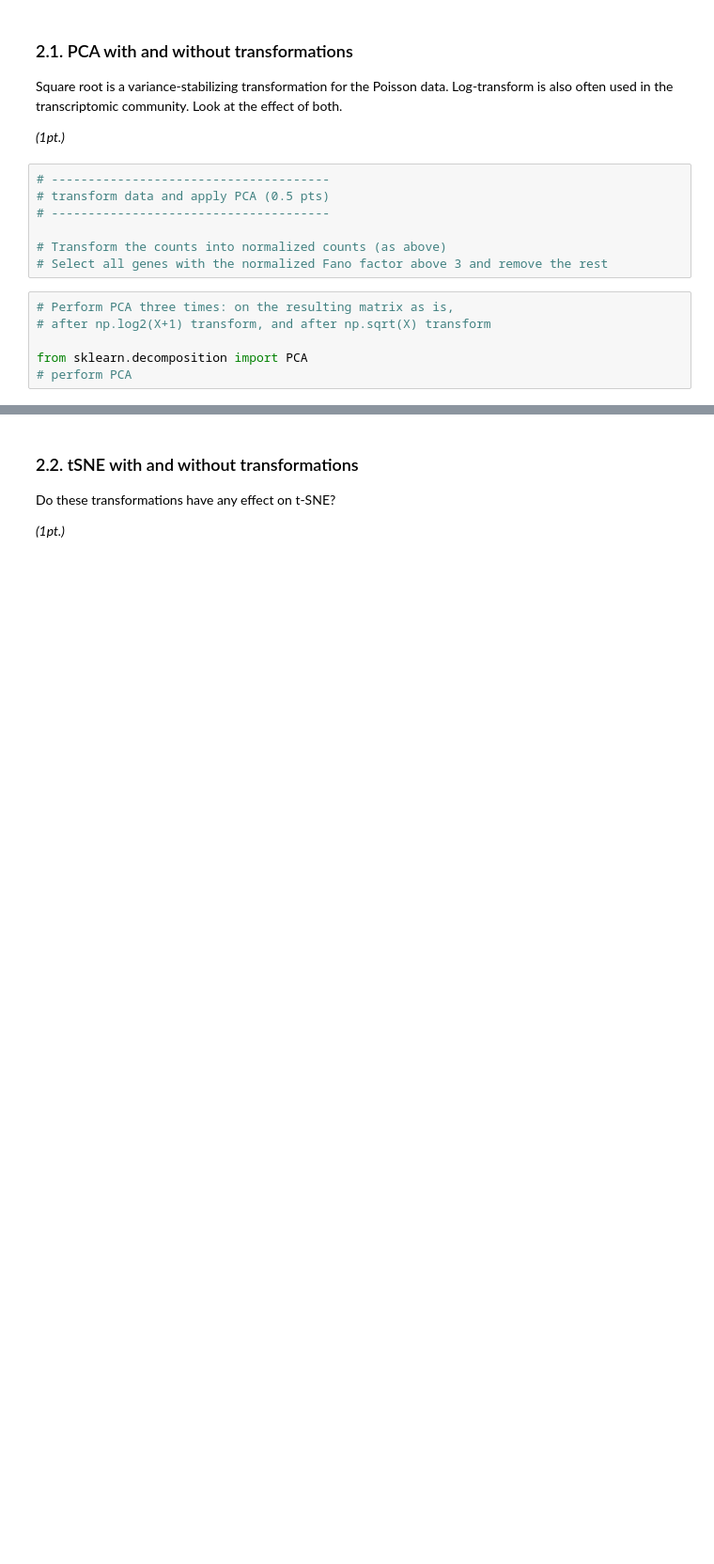
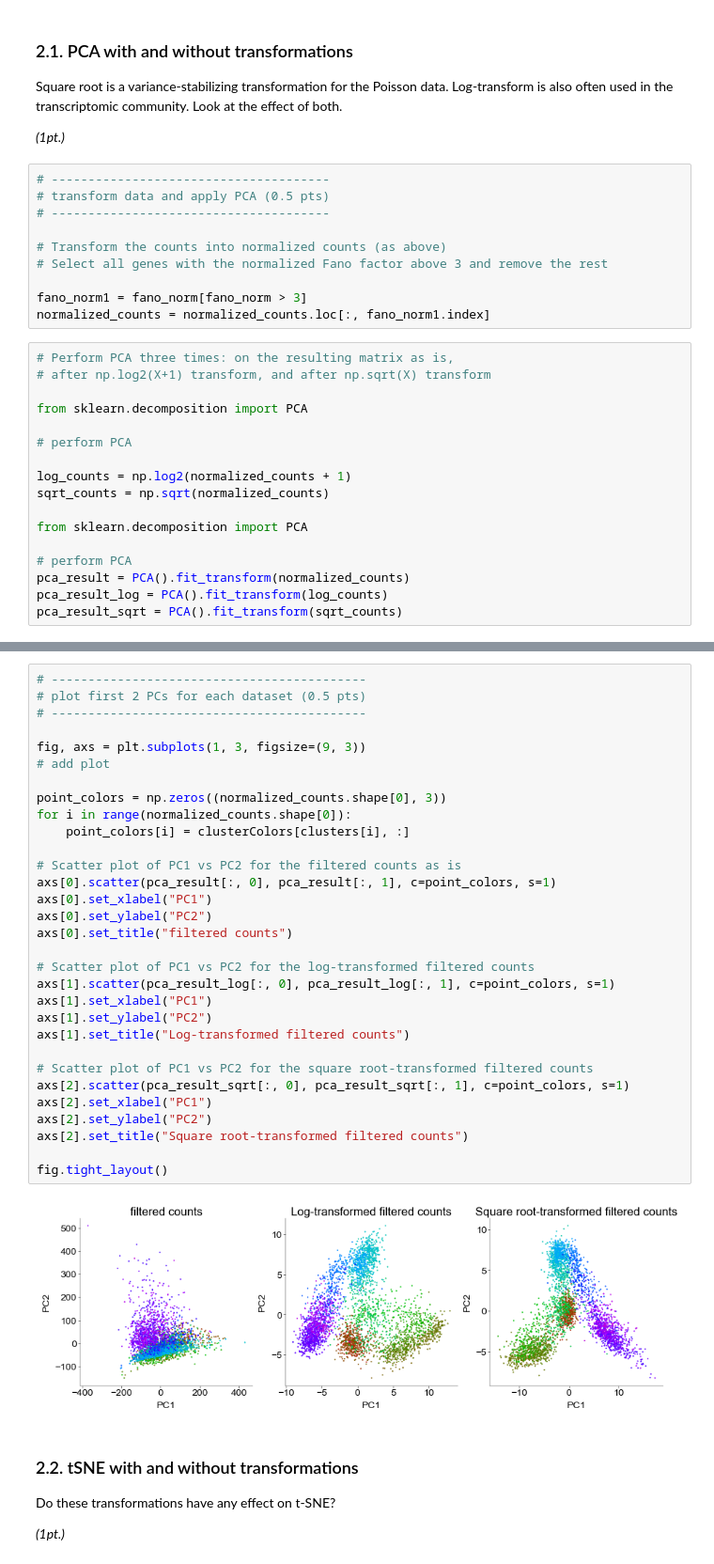
Before and after one commit to atimcenko/tu-neural-data-science, a Jupyter notebook: notebooks/CodingLab7_Nitin.ipynb, the cells around one changed output, grey strips where cells are left out. Shown at 94% size. Saved outputs shown, nothing was run; the diff lists cells and outputs as text; blank space fills up the shorter version.

```diff
--- a/notebooks/CodingLab7_Nitin.ipynb
+++ b/notebooks/CodingLab7_Nitin.ipynb
@@ -418,9 +418,23 @@ _(1pt.)_
 
 # Transform the counts into normalized counts (as above)
 # Select all genes with the normalized Fano factor above 3 and remove the rest
+
+fano_norm1 = fano_norm[fano_norm > 3]
+normalized_counts = normalized_counts.loc[:, fano_norm1.index]
 # %%
 # Perform PCA three times: on the resulting matrix as is,
 # after np.log2(X+1) transform, and after np.sqrt(X) transform
 
 from sklearn.decomposition import PCA
+
 # perform PCA
+
+log_counts = np.log2(normalized_counts + 1)
+sqrt_counts = np.sqrt(normalized_counts)
+
+from sklearn.decomposition import PCA
+
+# perform PCA
+pca_result = PCA().fit_transform(normalized_counts)
+pca_result_log = PCA().fit_transform(log_counts)
+pca_result_sqrt = PCA().fit_transform(sqrt_counts)
@@ -434,3 +441,36 @@ fig, axs = plt.subplots(1, 3, figsize=(9, 3))
+# %%
+# -------------------------------------------
+# plot first 2 PCs for each dataset (0.5 pts)
+# -------------------------------------------
+
+fig, axs = plt.subplots(1, 3, figsize=(9, 3))
+# add plot
+
+point_colors = np.zeros((normalized_counts.shape[0], 3))
+for i in range(normalized_counts.shape[0]):
+    point_colors[i] = clusterColors[clusters[i], :]
+
+# Scatter plot of PC1 vs PC2 for the filtered counts as is
+axs[0].scatter(pca_result[:, 0], pca_result[:, 1], c=point_colors, s=1)
+axs[0].set_xlabel("PC1")
+axs[0].set_ylabel("PC2")
+axs[0].set_title("filtered counts")
+
+# Scatter plot of PC1 vs PC2 for the log-transformed filtered counts
+axs[1].scatter(pca_result_log[:, 0], pca_result_log[:, 1], c=point_colors, s=1)
+axs[1].set_xlabel("PC1")
+axs[1].set_ylabel("PC2")
+axs[1].set_title("Log-transformed filtered counts")
+
+# Scatter plot of PC1 vs PC2 for the square root-transformed filtered counts
+axs[2].scatter(pca_result_sqrt[:, 0], pca_result_sqrt[:, 1], c=point_colors, s=1)
+axs[2].set_xlabel("PC1")
+axs[2].set_ylabel("PC2")
+axs[2].set_title("Square root-transformed filtered counts")
+
+fig.tight_layout()
+# %% [output]
+[figure, added]
 # %% [markdown]
 ### 2.2. tSNE with and without transformations
 
```
Also changed, not shown: parts of 13 cells of this notebook.
